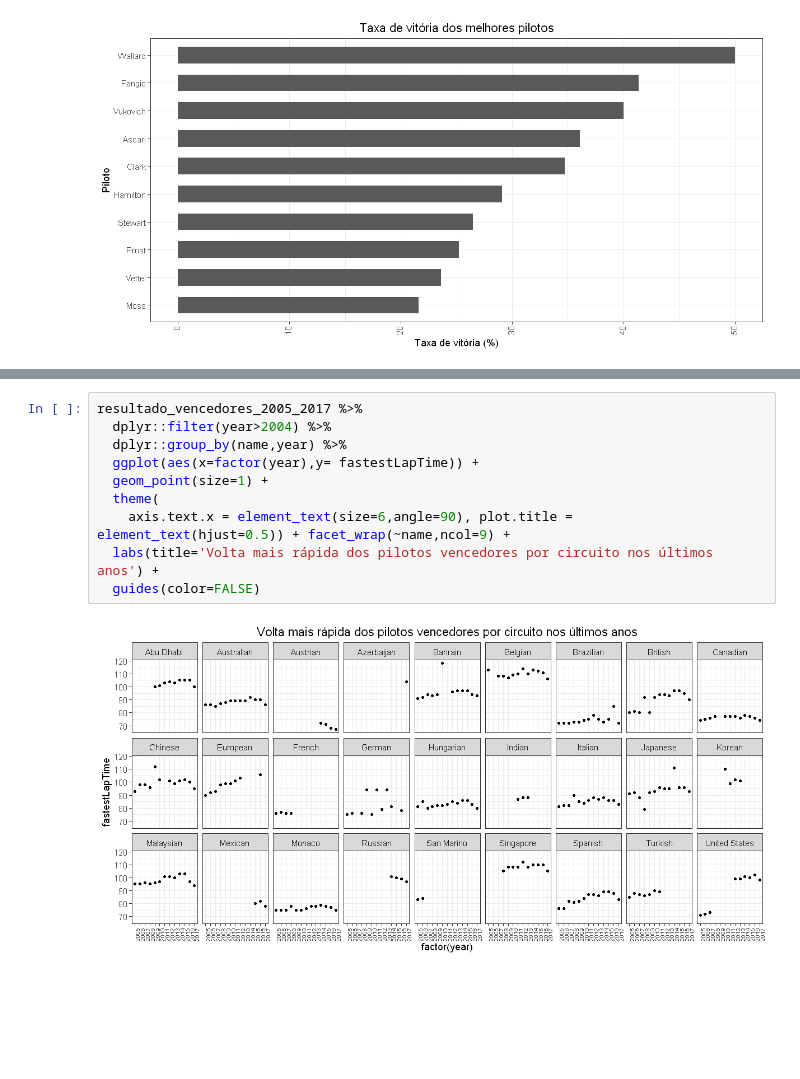
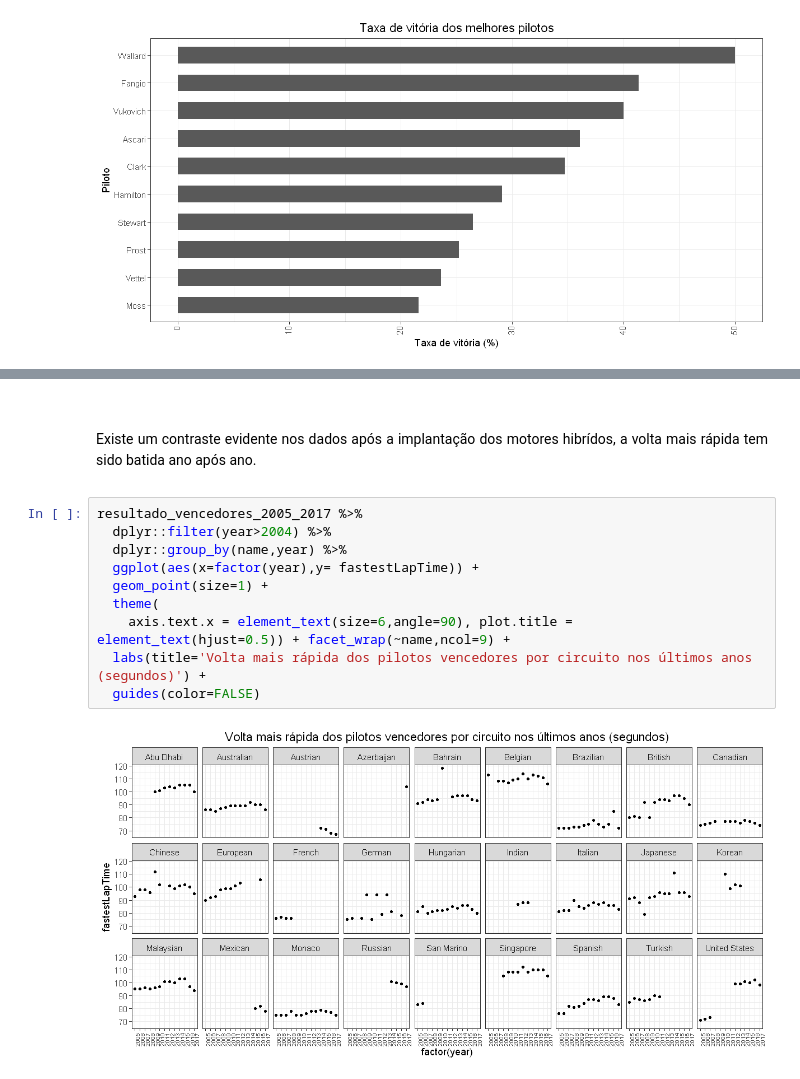
Before and after one commit to DeividCezar/f1_analysis, a Jupyter notebook: F1 analysis.ipynb, the cells around one changed output, grey strips where cells are left out. Cells and saved outputs as stored; diff of their text form; blank space fills up the shorter version.

Commit message:
Add text

```diff
--- a/F1 analysis.ipynb
+++ b/F1 analysis.ipynb
@@ -284,13 +287,15 @@ resultado_vencedores_2005_2017 %>%
+# %% [markdown]
+<br><p style='text-align: justify;text-indent: 40px'>Existe um contraste evidente nos dados após a implantação dos motores hibrídos, a volta mais rápida tem sido batida ano após ano.</p>
 # %%
 resultado_vencedores_2005_2017 %>%
   dplyr::filter(year>2004) %>%
   dplyr::group_by(name,year) %>%
   ggplot(aes(x=factor(year),y= fastestLapTime)) +
   geom_point(size=1) +
   theme(
     axis.text.x = element_text(size=6,angle=90), plot.title = element_text(hjust=0.5)) + facet_wrap(~name,ncol=9) +
-  labs(title='Volta mais rápida dos pilotos vencedores por circuito nos últimos anos') +
+  labs(title='Volta mais rápida dos pilotos vencedores por circuito nos últimos anos (segundos)') +
   guides(color=FALSE)
 # %% [output]
-[figure, old version]
+[figure, new version]
 # %% [markdown]
```
Also changed, not shown: parts of 12 cells of this notebook.
